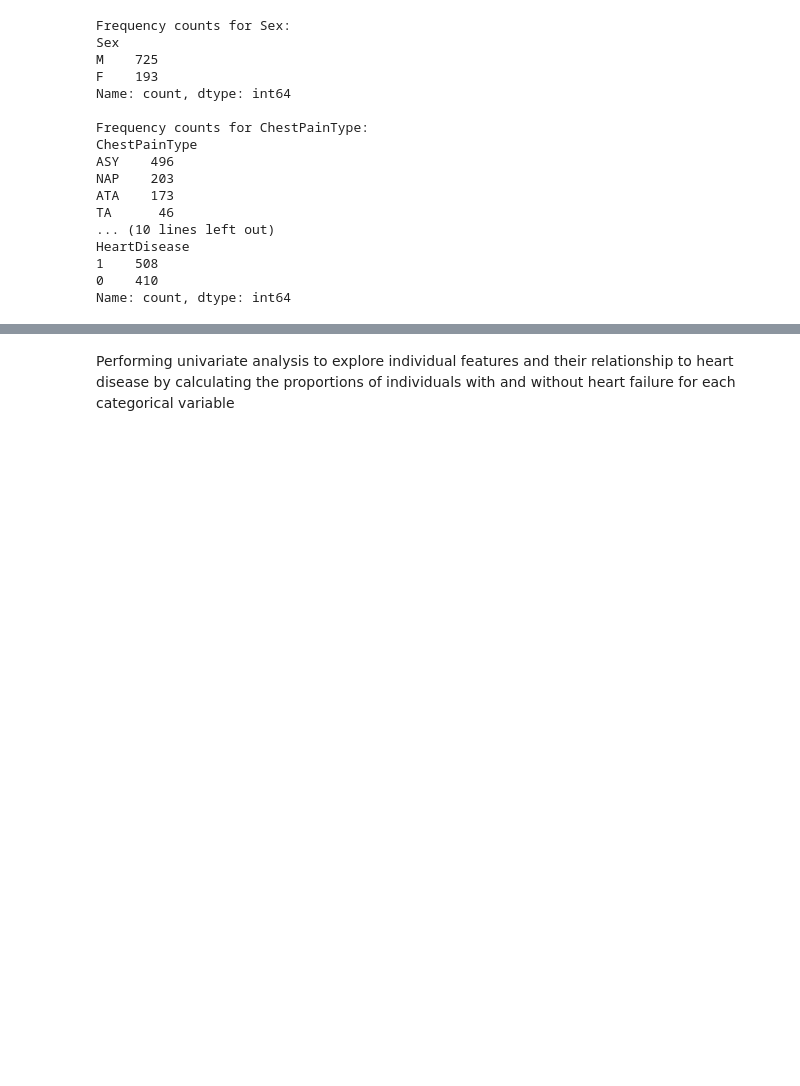
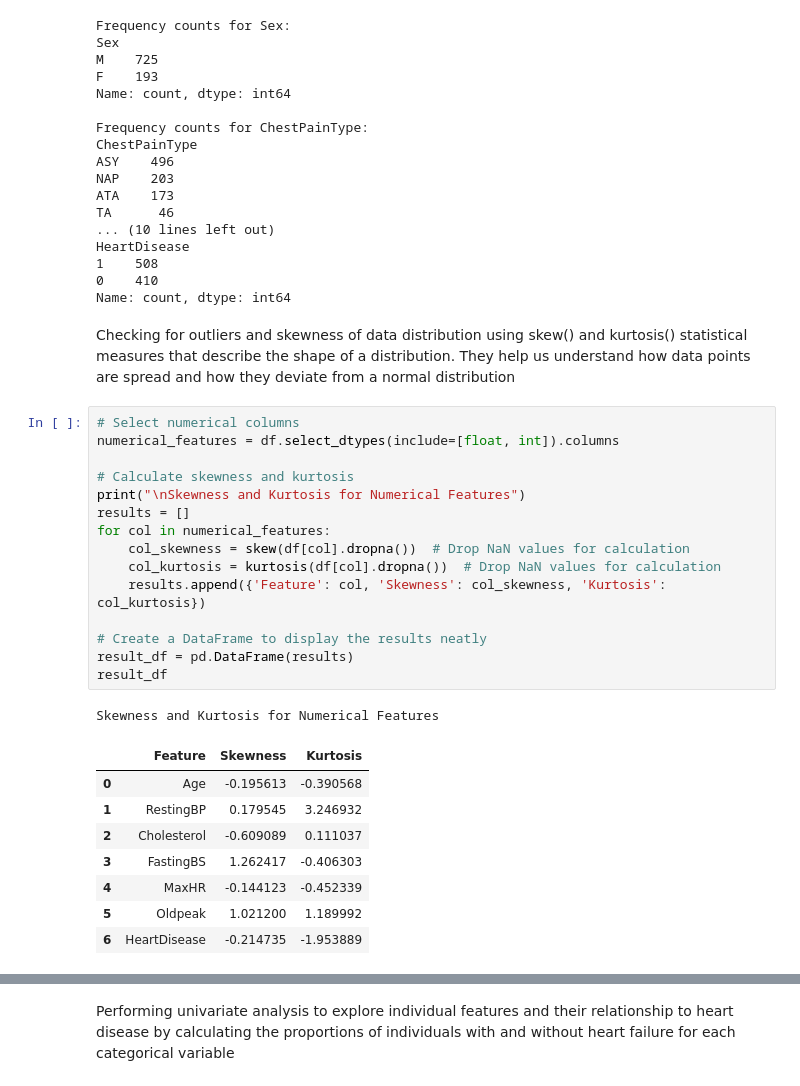
Before and after one commit to Iqra-qbl/Heart-Failure-Risk-Analysis, a Jupyter notebook: jupyter_notebooks/2. Data Visualisations.ipynb, the cells around one changed output, grey strips where cells are left out. Cells and saved outputs as stored; diff of their text form; blank space fills up the shorter version.

```diff
--- a/jupyter_notebooks/2.Data Visualisation.ipynb
+++ b/jupyter_notebooks/2. Data Visualisations.ipynb
@@ -265,3 +266,30 @@ HeartDisease
 1    508
 0    410
 Name: count, dtype: int64
+# %% [markdown]
+Checking for outliers and skewness of data distribution using skew() and kurtosis() statistical measures that describe the shape of a distribution. They help us understand how data points are spread and how they deviate from a normal distribution
+# %%
+# Select numerical columns
+numerical_features = df.select_dtypes(include=[float, int]).columns
+
+# Calculate skewness and kurtosis
+print("\nSkewness and Kurtosis for Numerical Features")
+results = []
+for col in numerical_features:
+    col_skewness = skew(df[col].dropna())  # Drop NaN values for calculation
+    col_kurtosis = kurtosis(df[col].dropna())  # Drop NaN values for calculation
+    results.append({'Feature': col, 'Skewness': col_skewness, 'Kurtosis': col_kurtosis})
+
+# Create a DataFrame to display the results neatly
+result_df = pd.DataFrame(results)
+result_df
+# %% [output]
+Skewness and Kurtosis for Numerical Features
+|  | Feature | Skewness | Kurtosis |
+| 0 | Age | -0.195613 | -0.390568 |
+| 1 | RestingBP | 0.179545 | 3.246932 |
+| 2 | Cholesterol | -0.609089 | 0.111037 |
+| 3 | FastingBS | 1.262417 | -0.406303 |
+| 4 | MaxHR | -0.144123 | -0.452339 |
+| 5 | Oldpeak | 1.021200 | 1.189992 |
+| 6 | HeartDisease | -0.214735 | -1.953889 |
```
Also changed, not shown: parts of 29 cells of this notebook.
